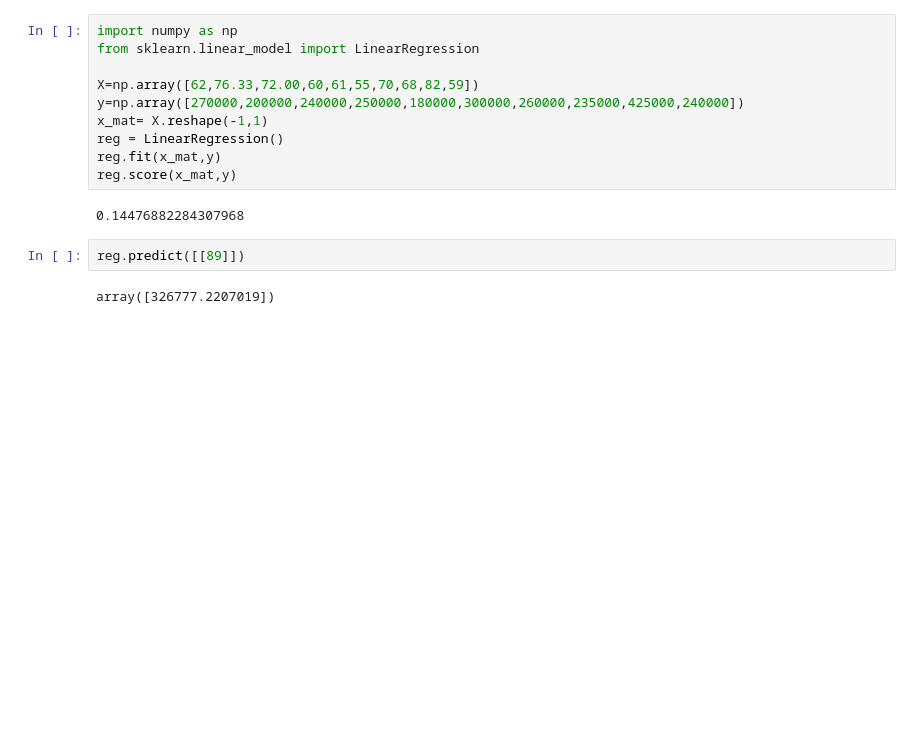
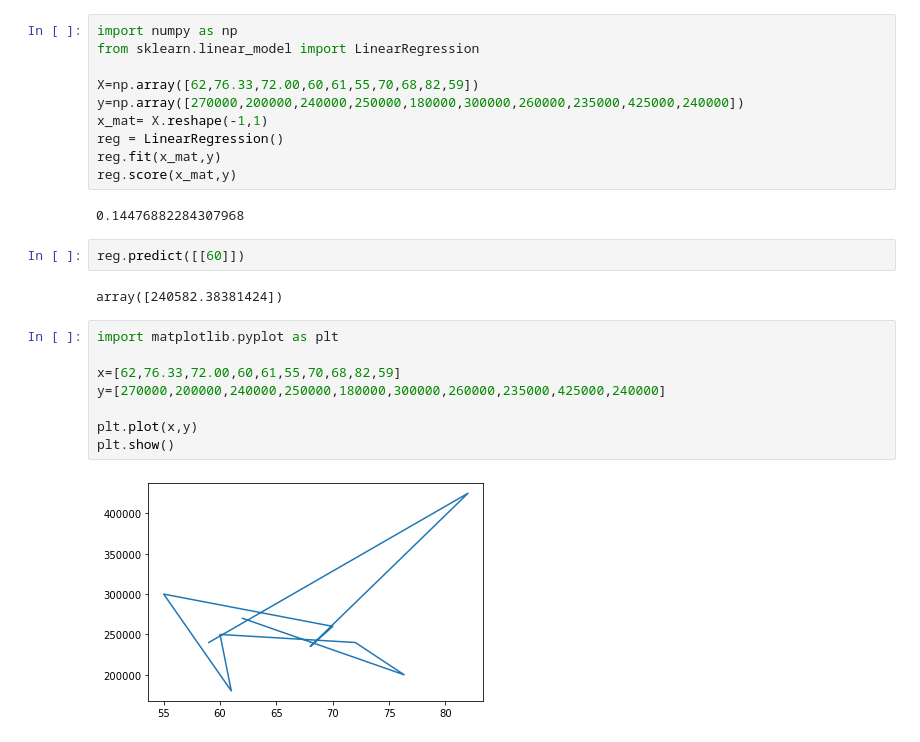
Before and after one commit to tanvitiwari17/DataScience, a Jupyter notebook: class/lab.ipynb, the cells around one changed output. Drawn from its saved outputs; the diff is of its cells as text; blank space fills up the shorter version.

```diff
--- a/class/lab.ipynb
+++ b/class/lab.ipynb
@@ -291,6 +298,16 @@ reg.score(x_mat,y)
 # %% [output]
 0.14476882284307968
 # %%
-reg.predict([[89]])
+reg.predict([[60]])
 # %% [output]
-array([326777.2207019])
+array([240582.38381424])
+# %%
+import matplotlib.pyplot as plt
+
+x=[62,76.33,72.00,60,61,55,70,68,82,59]
+y=[270000,200000,240000,250000,180000,300000,260000,235000,425000,240000]
+
+plt.plot(x,y)
+plt.show()
+# %% [output]
+[figure, added]
```
Also changed, not shown: parts of 3 cells of this notebook, 1 other file.
